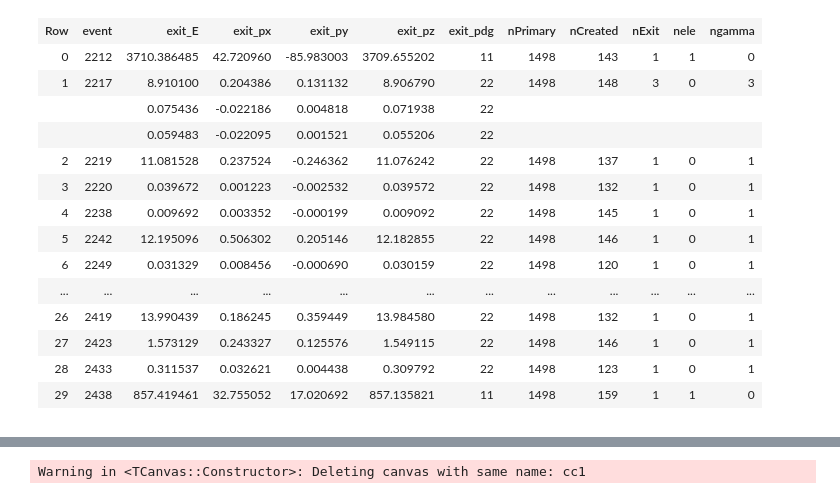
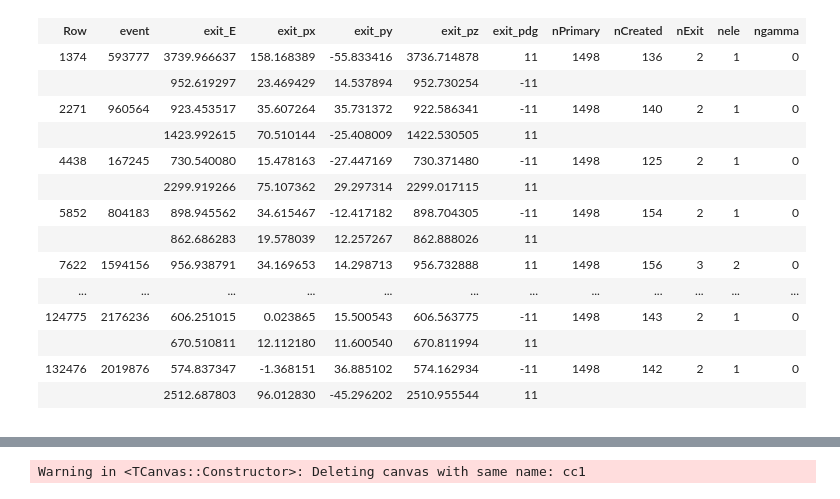
Before and after one commit to mholtrop/geant4_beam_generator, a Jupyter notebook: Analysis/CheckData.ipynb, the cells around one changed output, grey strips where cells are left out. Cells and saved outputs as stored; diff of their text form; code cells hidden in the pictures.

```diff
--- a/Analysis/CheckData.ipynb
+++ b/Analysis/CheckData.ipynb
@@ -48,24 +48,24 @@ prim_x                         [RVec<double>        ] prim_y
 prim_z                         [RVec<double>        ]
 # %%
 dfxx=dfx.Define("nele","exit_electron.size()").Define("ngamma","exit_photon.size()").Define("npos","exit_positron.size()")
-pr = dfxx.Display(("event","exit_E","exit_px","exit_py","exit_pz","exit_pdg","nPrimary","nCreated","nExit","nele","ngamma"), 30)
+pr = dfxx.Filter("nele>0 && npos>0").Display(("event","exit_E","exit_px","exit_py","exit_pz","exit_pdg","nPrimary","nCreated","nExit","nele","ngamma"), 30)
 pr
 # %% [output]
 | Row | event | exit_E | exit_px | exit_py | exit_pz | exit_pdg | nPrimary | nCreated | nExit | nele | ngamma |
-| 0 | 2212 | 3710.386485 | 42.720960 | -85.983003 | 3709.655202 | 11 | 1498 | 143 | 1 | 1 | 0 |
-| 1 | 2217 | 8.910100 | 0.204386 | 0.131132 | 8.906790 | 22 | 1498 | 148 | 3 | 0 | 3 |
-|  |  | 0.075436 | -0.022186 | 0.004818 | 0.071938 | 22 |  |  |  |  |  |
-|  |  | 0.059483 | -0.022095 | 0.001521 | 0.055206 | 22 |  |  |  |  |  |
-| 2 | 2219 | 11.081528 | 0.237524 | -0.246362 | 11.076242 | 22 | 1498 | 137 | 1 | 0 | 1 |
-| 3 | 2220 | 0.039672 | 0.001223 | -0.002532 | 0.039572 | 22 | 1498 | 132 | 1 | 0 | 1 |
-| 4 | 2238 | 0.009692 | 0.003352 | -0.000199 | 0.009092 | 22 | 1498 | 145 | 1 | 0 | 1 |
-| 5 | 2242 | 12.195096 | 0.506302 | 0.205146 | 12.182855 | 22 | 1498 | 146 | 1 | 0 | 1 |
-| 6 | 2249 | 0.031329 | 0.008456 | -0.000690 | 0.030159 | 22 | 1498 | 120 | 1 | 0 | 1 |
+| 1374 | 593777 | 3739.966637 | 158.168389 | -55.833416 | 3736.714878 | 11 | 1498 | 136 | 2 | 1 | 0 |
+|  |  | 952.619297 | 23.469429 | 14.537894 | 952.730254 | -11 |  |  |  |  |  |
+| 2271 | 960564 | 923.453517 | 35.607264 | 35.731372 | 922.586341 | -11 | 1498 | 140 | 2 | 1 | 0 |
+|  |  | 1423.992615 | 70.510144 | -25.408009 | 1422.530505 | 11 |  |  |  |  |  |
+| 4438 | 167245 | 730.540080 | 15.478163 | -27.447169 | 730.371480 | -11 | 1498 | 125 | 2 | 1 | 0 |
+|  |  | 2299.919266 | 75.107362 | 29.297314 | 2299.017115 | 11 |  |  |  |  |  |
+| 5852 | 804183 | 898.945562 | 34.615467 | -12.417182 | 898.704305 | -11 | 1498 | 154 | 2 | 1 | 0 |
+|  |  | 862.686283 | 19.578039 | 12.257267 | 862.888026 | 11 |  |  |  |  |  |
+| 7622 | 1594156 | 956.938791 | 34.169653 | 14.298713 | 956.732888 | 11 | 1498 | 156 | 3 | 2 | 0 |
 | ... | ... | ... | ... | ... | ... | ... | ... | ... | ... | ... | ... |
-| 26 | 2419 | 13.990439 | 0.186245 | 0.359449 | 13.984580 | 22 | 1498 | 132 | 1 | 0 | 1 |
-| 27 | 2423 | 1.573129 | 0.243327 | 0.125576 | 1.549115 | 22 | 1498 | 146 | 1 | 0 | 1 |
-| 28 | 2433 | 0.311537 | 0.032621 | 0.004438 | 0.309792 | 22 | 1498 | 123 | 1 | 0 | 1 |
-| 29 | 2438 | 857.419461 | 32.755052 | 17.020692 | 857.135821 | 11 | 1498 | 159 | 1 | 1 | 0 |
+| 124775 | 2176236 | 606.251015 | 0.023865 | 15.500543 | 606.563775 | -11 | 1498 | 143 | 2 | 1 | 0 |
+|  |  | 670.510811 | 12.112180 | 11.600540 | 670.811994 | 11 |  |  |  |  |  |
+| 132476 | 2019876 | 574.837347 | -1.368151 | 36.885102 | 574.162934 | -11 | 1498 | 142 | 2 | 1 | 0 |
+|  |  | 2512.687803 | 96.012830 | -45.296202 | 2510.955544 | 11 |  |  |  |  |  |
 |  |  |  |  |  |  |  |  |  |  |  |  |
 # %%
 h_n_all = dfxx.Histo1D(("h_n_all","Number of Particles",11,-0.5,10.5),"nExit")
```
Also changed, not shown: parts of 4 cells of this notebook, 2 other files.
